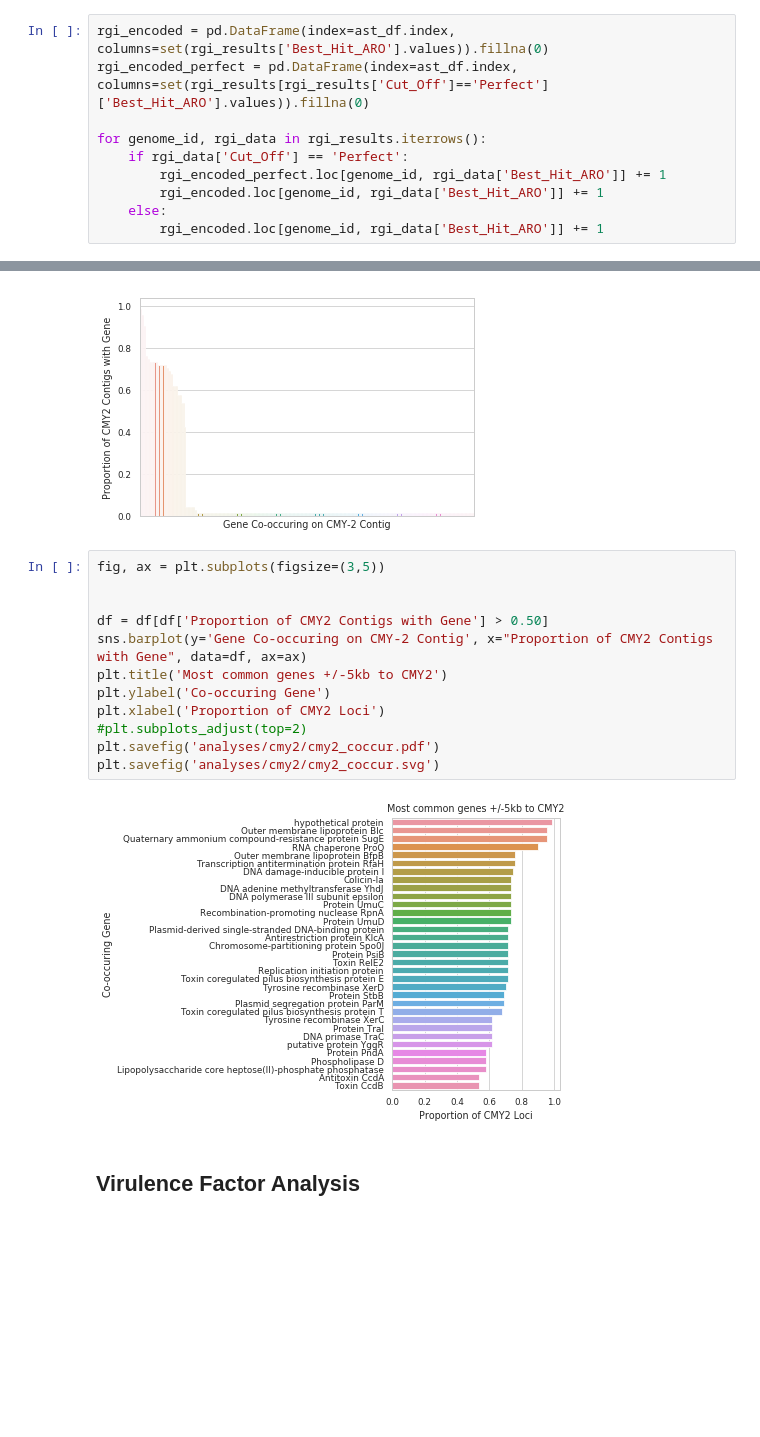
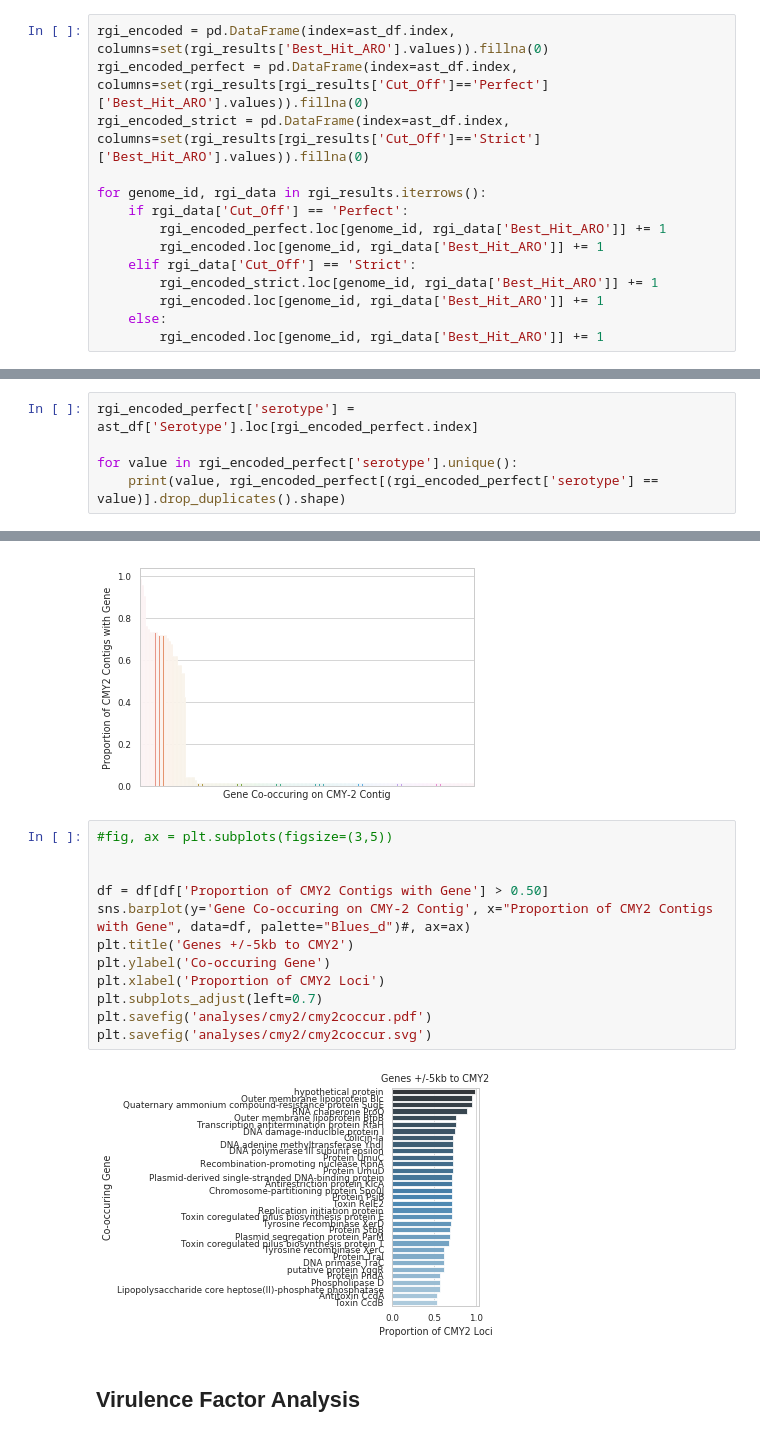
Before and after one commit to fmaguire/aafc_salmonella, a Jupyter notebook: salmonella_analyses.ipynb, the cells around one changed output, grey strips where cells are left out. Saved outputs shown, nothing was run; the diff lists cells and outputs as text; blank space fills up the shorter version.

Commit message:
Tidy figure folder

```diff
--- a/salmonella_analyses.ipynb
+++ b/salmonella_analyses.ipynb
@@ -481,11 +622,15 @@ _ = plt.setp(g.ax_heatmap.get_xticklabels(), rotation=90)
 # %%
 rgi_encoded = pd.DataFrame(index=ast_df.index, columns=set(rgi_results['Best_Hit_ARO'].values)).fillna(0)
 rgi_encoded_perfect = pd.DataFrame(index=ast_df.index, columns=set(rgi_results[rgi_results['Cut_Off']=='Perfect']['Best_Hit_ARO'].values)).fillna(0)
+rgi_encoded_strict = pd.DataFrame(index=ast_df.index, columns=set(rgi_results[rgi_results['Cut_Off']=='Strict']['Best_Hit_ARO'].values)).fillna(0)
 
 for genome_id, rgi_data in rgi_results.iterrows():
     if rgi_data['Cut_Off'] == 'Perfect':
         rgi_encoded_perfect.loc[genome_id, rgi_data['Best_Hit_ARO']] += 1
         rgi_encoded.loc[genome_id, rgi_data['Best_Hit_ARO']] += 1
+    elif rgi_data['Cut_Off'] == 'Strict':
+        rgi_encoded_strict.loc[genome_id, rgi_data['Best_Hit_ARO']] += 1
+        rgi_encoded.loc[genome_id, rgi_data['Best_Hit_ARO']] += 1
     else:
         rgi_encoded.loc[genome_id, rgi_data['Best_Hit_ARO']] += 1
 # %%
@@ -544,2 +705,7 @@ plt.savefig('analyses/rgi/perfect_predictions.svg')
 # %% [output]
 [figure]
+# %%
+rgi_encoded_perfect['serotype'] = ast_df['Serotype'].loc[rgi_encoded_perfect.index]
+
+for value in rgi_encoded_perfect['serotype'].unique():
+    print(value, rgi_encoded_perfect[(rgi_encoded_perfect['serotype'] == value)].drop_duplicates().shape)
@@ -1149,19 +1387,19 @@ plt.xticks([])
 ([], <a list of 0 Text xticklabel objects>)
 [figure]
 # %%
-fig, ax = plt.subplots(figsize=(3,5))
+#fig, ax = plt.subplots(figsize=(3,5))
 
 
 df = df[df['Proportion of CMY2 Contigs with Gene'] > 0.50]
-sns.barplot(y='Gene Co-occuring on CMY-2 Contig', x="Proportion of CMY2 Contigs with Gene", data=df, ax=ax)
-plt.title('Most common genes +/-5kb to CMY2')
+sns.barplot(y='Gene Co-occuring on CMY-2 Contig', x="Proportion of CMY2 Contigs with Gene", data=df, palette="Blues_d")#, ax=ax)
+plt.title('Genes +/-5kb to CMY2')
 plt.ylabel('Co-occuring Gene')
 plt.xlabel('Proportion of CMY2 Loci')
-#plt.subplots_adjust(top=2)
-plt.savefig('analyses/cmy2/cmy2_coccur.pdf')
-plt.savefig('analyses/cmy2/cmy2_coccur.svg')
+plt.subplots_adjust(left=0.7)
+plt.savefig('analyses/cmy2/cmy2coccur.pdf')
+plt.savefig('analyses/cmy2/cmy2coccur.svg')
 # %% [output]
-[figure, old version]
+[figure, new version]
 # %% [markdown]
 ## Virulence Factor Analysis
 # %%
```
Also changed, not shown: parts of 30 cells of this notebook, 27 other files.
